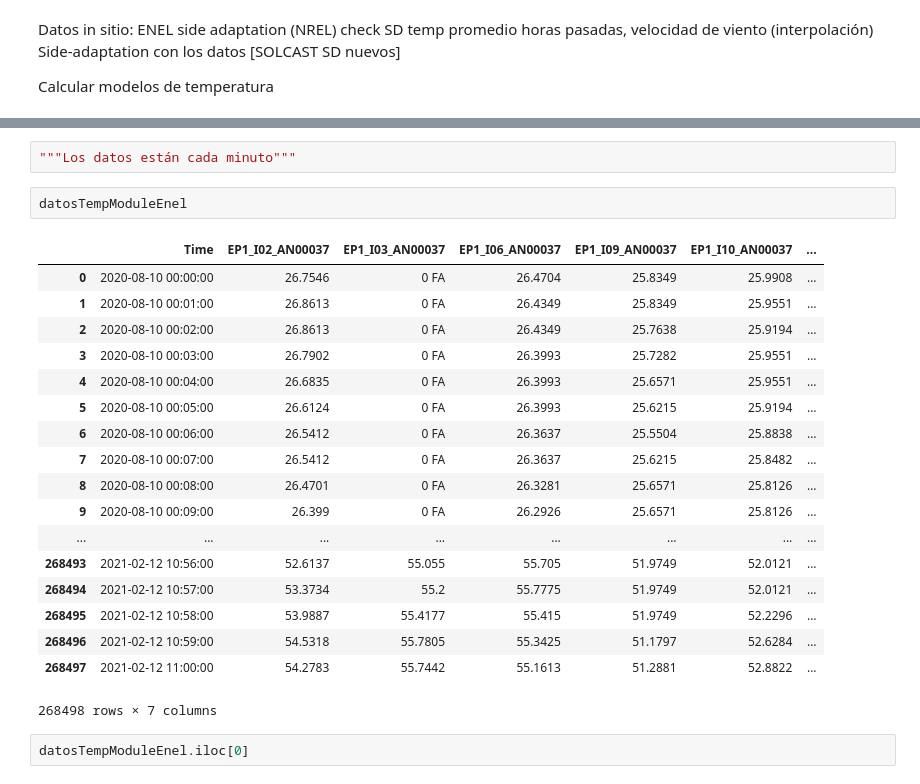
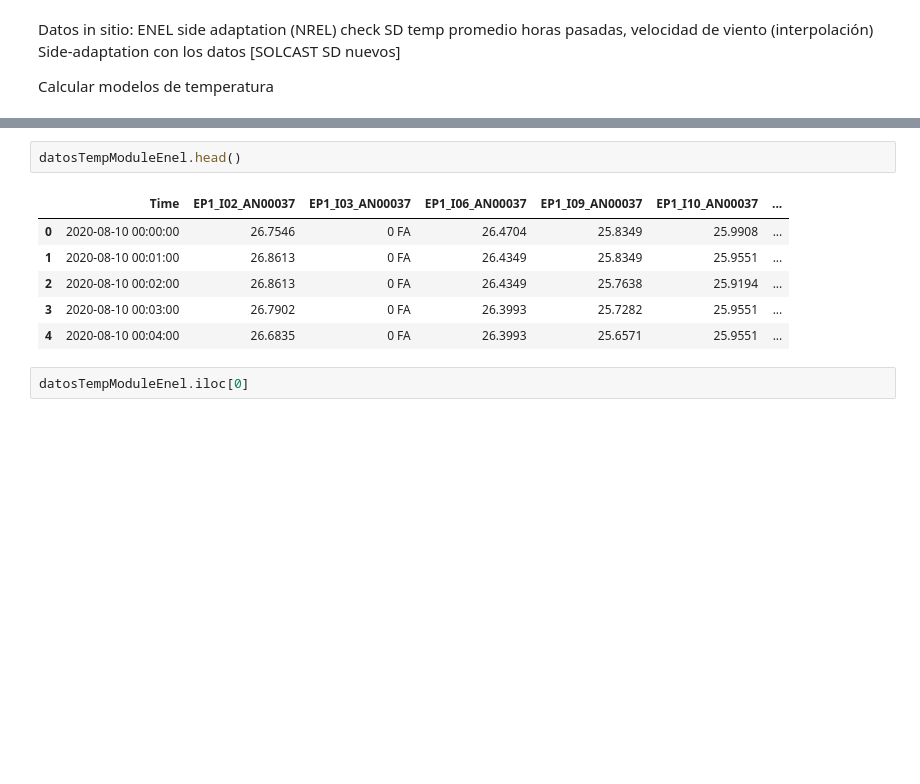
Before and after one commit to sofgutierrez6/ProyectoGrado, a Jupyter notebook: Data_Adaptation.ipynb, the cells around one changed output, grey strips where cells are left out. Saved outputs shown, nothing was run; the diff lists cells and outputs as text; blank space fills up the shorter version.

```diff
--- a/Data_Adaptation.ipynb
+++ b/Data_Adaptation.ipynb
@@ -1463,26 +1463,12 @@ datosEnelPyra
-# %%
-"""Los datos están cada minuto"""
 # %%
-datosTempModuleEnel
+datosTempModuleEnel.head()
 # %% [output]
 |  | Time | EP1_I02_AN00037 | EP1_I03_AN00037 | EP1_I06_AN00037 | EP1_I09_AN00037 | EP1_I10_AN00037 | ... |
 | 0 | 2020-08-10 00:00:00 | 26.7546 | 0 FA | 26.4704 | 25.8349 | 25.9908 | ... |
 | 1 | 2020-08-10 00:01:00 | 26.8613 | 0 FA | 26.4349 | 25.8349 | 25.9551 | ... |
 | 2 | 2020-08-10 00:02:00 | 26.8613 | 0 FA | 26.4349 | 25.7638 | 25.9194 | ... |
 | 3 | 2020-08-10 00:03:00 | 26.7902 | 0 FA | 26.3993 | 25.7282 | 25.9551 | ... |
 | 4 | 2020-08-10 00:04:00 | 26.6835 | 0 FA | 26.3993 | 25.6571 | 25.9551 | ... |
-| 5 | 2020-08-10 00:05:00 | 26.6124 | 0 FA | 26.3993 | 25.6215 | 25.9194 | ... |
-| 6 | 2020-08-10 00:06:00 | 26.5412 | 0 FA | 26.3637 | 25.5504 | 25.8838 | ... |
-| 7 | 2020-08-10 00:07:00 | 26.5412 | 0 FA | 26.3637 | 25.6215 | 25.8482 | ... |
-| 8 | 2020-08-10 00:08:00 | 26.4701 | 0 FA | 26.3281 | 25.6571 | 25.8126 | ... |
-| 9 | 2020-08-10 00:09:00 | 26.399 | 0 FA | 26.2926 | 25.6571 | 25.8126 | ... |
-| ... | ... | ... | ... | ... | ... | ... | ... |
-| 268493 | 2021-02-12 10:56:00 | 52.6137 | 55.055 | 55.705 | 51.9749 | 52.0121 | ... |
-| 268494 | 2021-02-12 10:57:00 | 53.3734 | 55.2 | 55.7775 | 51.9749 | 52.0121 | ... |
-| 268495 | 2021-02-12 10:58:00 | 53.9887 | 55.4177 | 55.415 | 51.9749 | 52.2296 | ... |
-| 268496 | 2021-02-12 10:59:00 | 54.5318 | 55.7805 | 55.3425 | 51.1797 | 52.6284 | ... |
-| 268497 | 2021-02-12 11:00:00 | 54.2783 | 55.7442 | 55.1613 | 51.2881 | 52.8822 | ... |
-268498 rows × 7 columns
 # %%
 datosTempModuleEnel.iloc[0]
 # %% [output]
```
Also changed, not shown: parts of 26 cells of this notebook, 2 other files.
